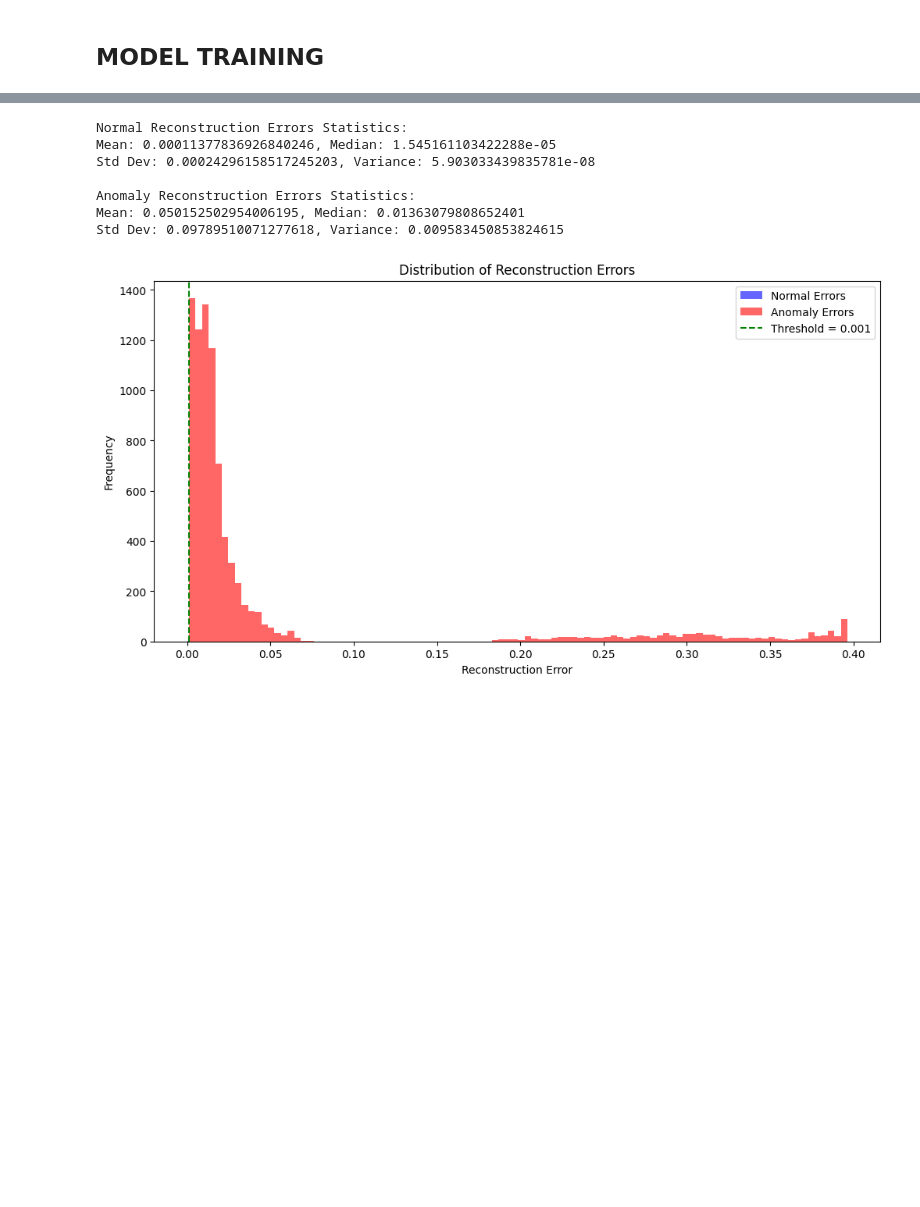
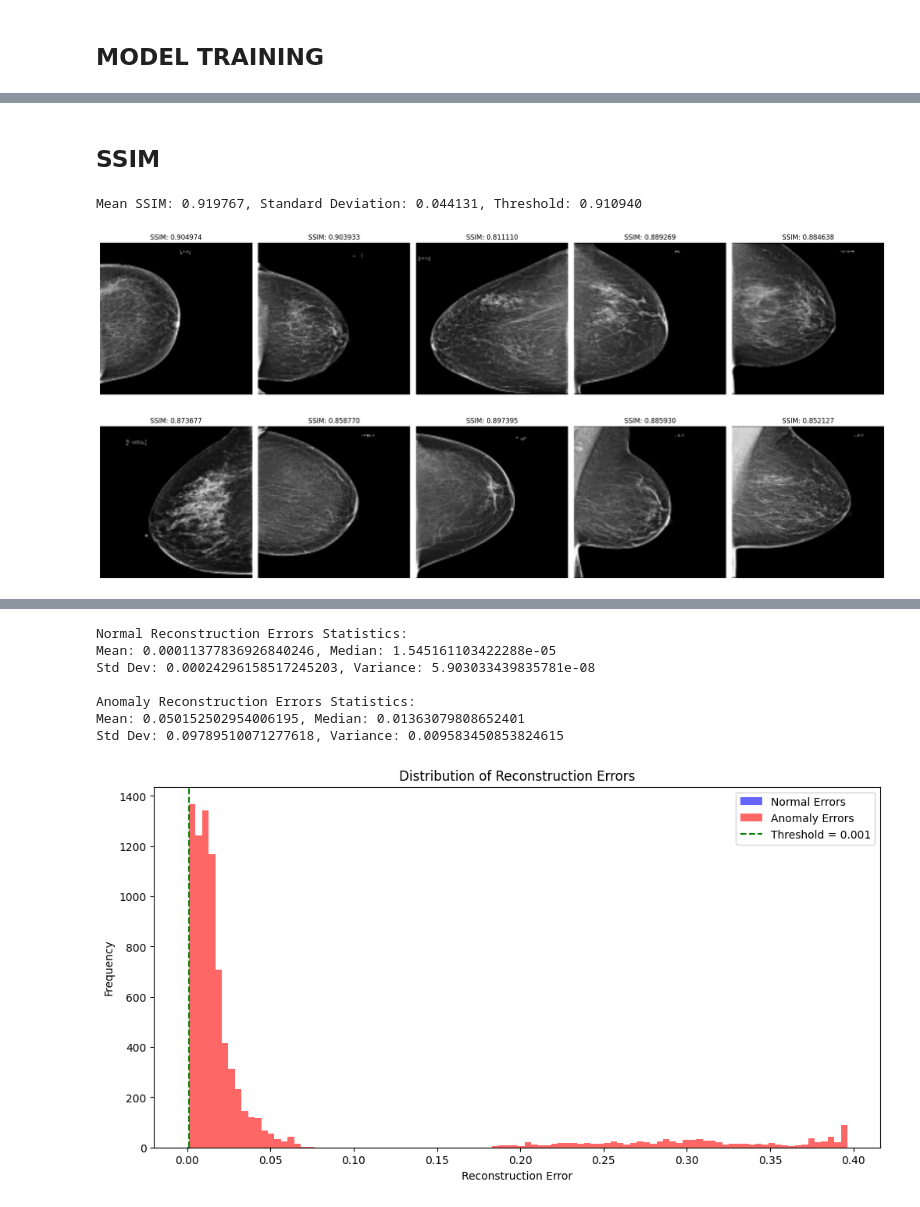
Before and after one commit to Shisiajoy/Cancer-Image-Detector, a Jupyter notebook: Autoencoder.ipynb, the cells around one changed output, grey strips where cells are left out. Cells and saved outputs as stored; diff of their text form; code cells hidden in the pictures; blank space fills up the shorter version.

```diff
--- a/Autoencoder.ipynb
+++ b/Autoencoder.ipynb
@@ -298,0 +461,46 @@ files.download('autoencoder_model.keras')
+# %% [markdown]
+## SSIM
+# %%
+import numpy as np
+import matplotlib.pyplot as plt
+from skimage.metrics import structural_similarity as ssim
+
+# Calculate SSIM for each image
+ssim_values = []
+for original, reconstructed in zip(test_images, reconstructed_images):
+    # Convert to grayscale if needed
+    original = original.squeeze()  # Remove channel dimension if present
+    reconstructed = reconstructed.squeeze()  # Remove channel dimension if present
+
+    # Specify data_range based on  image format
+    data_range = 1.0
+
+    ssim_value = ssim(original, reconstructed, data_range=data_range)
+    ssim_values.append(ssim_value)
+
+ssim_values = np.array(ssim_values)
+
+# Analyze the SSIM distribution
+mean_ssim = np.mean(ssim_values)
+std_ssim = np.std(ssim_values)
+
+# Set threshold at mean - 2 * std (adjust based on your needs)
+threshold_ssim = mean_ssim - 0.2 * std_ssim  # You can adjust this factor
+
+print(f'Mean SSIM: {mean_ssim:.6f}, Standard Deviation: {std_ssim:.6f}, Threshold: {threshold_ssim:.6f}')
+
+# Identify anomalous images
+anomalous_indices = np.where(ssim_values < threshold_ssim)[0]
+
+# Visualize the anomalies
+plt.figure(figsize=(20, 10))
+for i, idx in enumerate(anomalous_indices[:10]):  # Display first 10 anomalies
+    plt.subplot(2, 5, i + 1)
+    plt.imshow(test_images[idx].squeeze(), cmap='gray')
+    plt.title(f'SSIM: {ssim_values[idx]:.6f}')
+    plt.axis('off')
+plt.tight_layout()
+plt.show()
+# %% [output]
+Mean SSIM: 0.919767, Standard Deviation: 0.044131, Threshold: 0.910940
+[figure, added]
```
Also changed, not shown: parts of 47 cells of this notebook.
